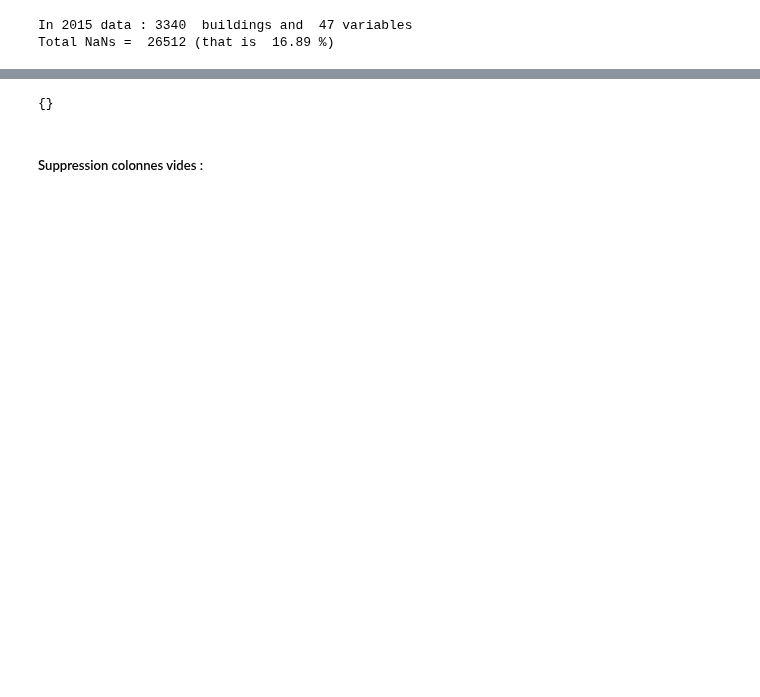
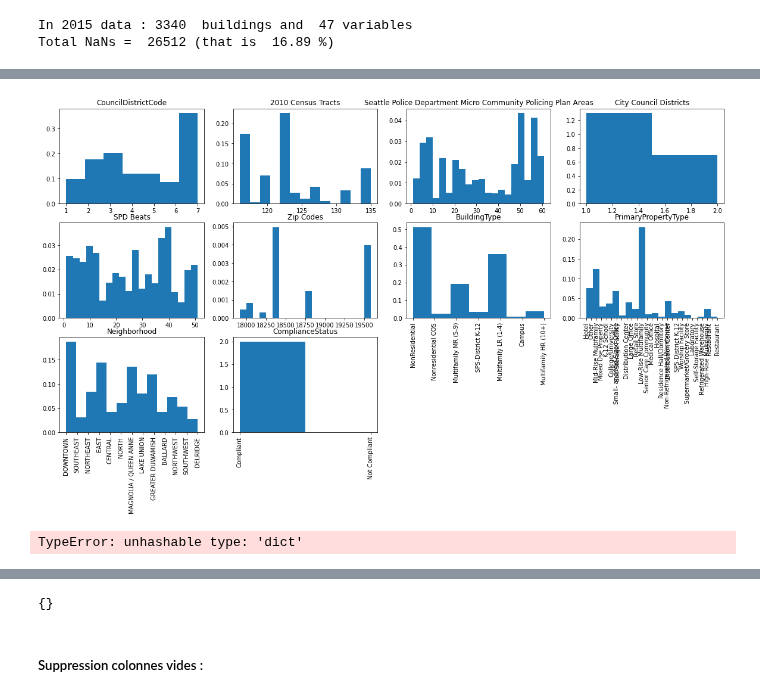
Before and after one commit to ClaireGayral/formation_openclassroom, a Jupyter notebook: P3_gayral_claire/preprocess.ipynb, the cells around one changed output, grey strips where cells are left out. Drawn from its saved outputs; the diff is of its cells as text; code cells hidden in the pictures; blank space fills up the shorter version.

```diff
--- a/P3_gayral_claire/preprocess.ipynb
+++ b/P3_gayral_claire/preprocess.ipynb
@@ -26,9 +112,6 @@ print("In 2015 data :", df_2015.shape[0],
 print("Total NaNs = ", df_2015.isna().sum().sum(),
       "(that is ",np.round(100*df_2015.isna().sum().sum()/(
         df_2015.shape[0]*df_2015.shape[1]),2), "%)")
-
-float_var = df_2015.loc[:,df_2015.dtypes==float].columns
-data = df_2015.loc[:,np.append(np.array(float_var),"OSEBuildingID")]
 # %% [output]
 In 2015 data : 3340  buildings and  47 variables
 Total NaNs =  26512 (that is  16.89 %)
@@ -34,0 +197,31 @@ Total NaNs =  26512 (that is  16.89 %)
+# %%
+def plot_multi_hist(data, list_of_var, x_rotate = False, figsize=(18, 20), fig_name=None) :
+    nb_line_plot = int(np.floor(len(list_of_var)/4)+1)
+    fig = plt.figure(figsize=figsize)
+    fig_count = 1
+    for var in list_of_var :#data.columns.intersection(list_of_nutri_facts):
+        ax = fig.add_subplot(nb_line_plot,4, fig_count)
+        nb_bins = min(20, len(np.unique(data[var].dropna().values)))
+        ax.hist(data[var], bins = nb_bins, density=True, edgecolor='none',
+                   orientation = "vertical")
+        if type(data[var].values[0])==str :
+            plt.xticks(rotation='vertical')
+        ax.set_title(var)
+        fig_count += 1
+    if fig_name is not None :
+        plt.savefig(res_path+"figures/"+fig_name)
+    plt.show()
+
+plot_multi_hist(df_2015, categorical_var, figsize=(20,10))
+# %% [output]
+[figure, added]
+# %%
+tmp = pd.concat([df_2016,df_2015],keys=["2016","2015"])
+
+dict_agg = {key:'.mean' for key in numerical_var}
+non_num_var = df_2016.columns[[var not in numerical_var for var in df_2016.columns]]
+dict_agg.update({key:'.first' for key in non_num_var})
+
+tmp.groupby("OSEBuildingID").apply(dict_agg)
+# %% [output]
+TypeError: unhashable type: 'dict'
```
Also changed, not shown: parts of 11 cells of this notebook, 1 other file.
